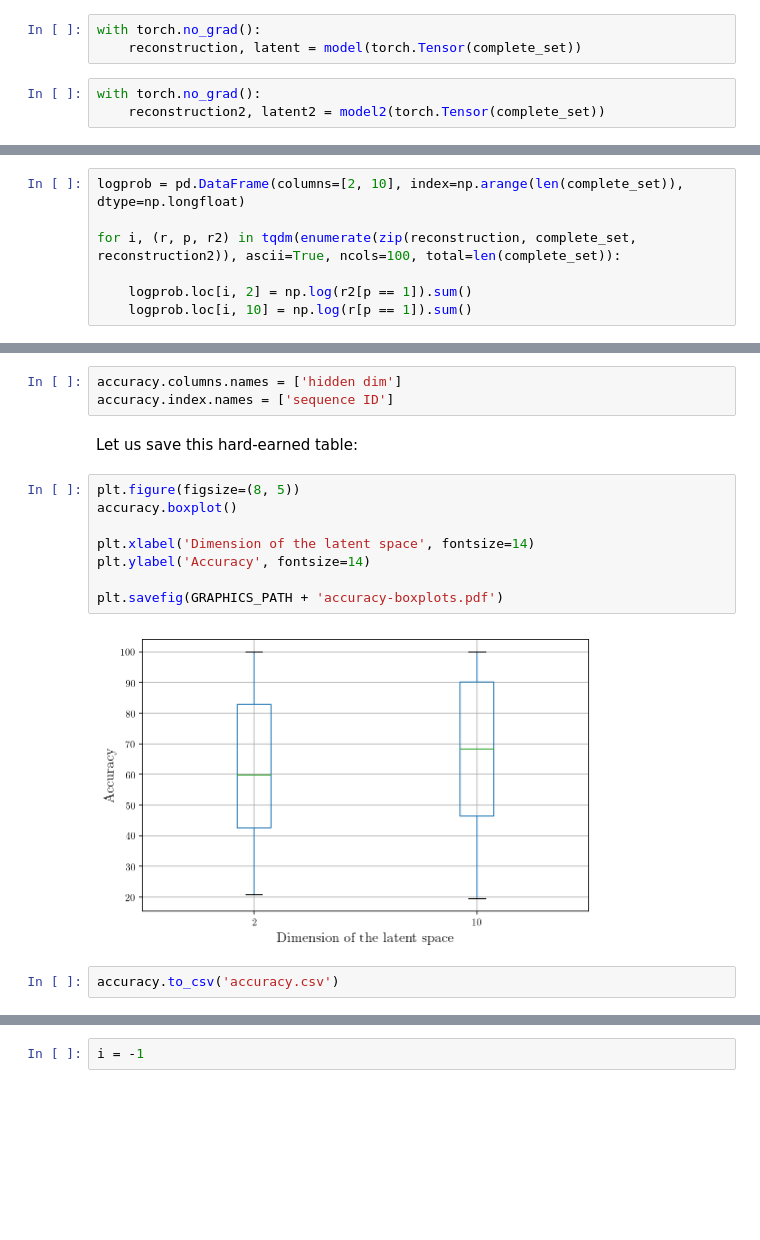
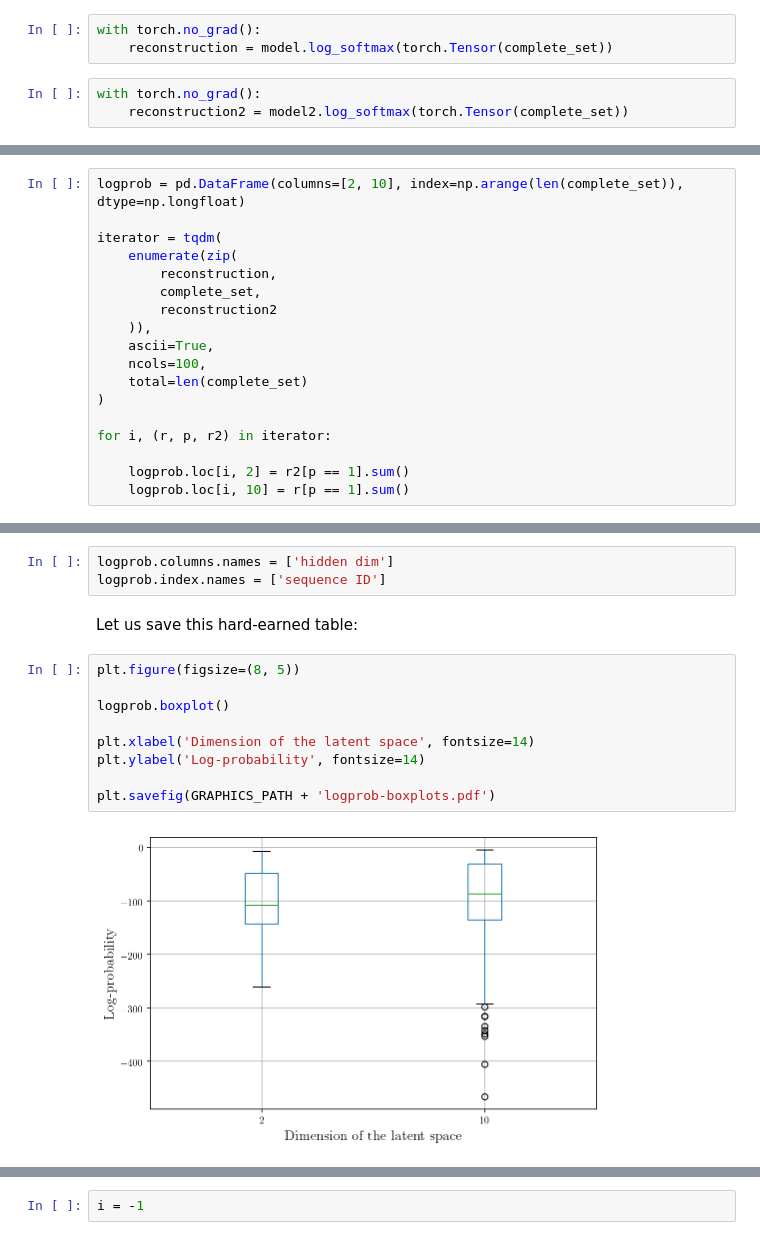
Before and after one commit to bdura/pgm-project, a Jupyter notebook: notebooks/Visualization.ipynb, the cells around one changed output, grey strips where cells are left out. Drawn from its saved outputs; the diff is of its cells as text; blank space fills up the shorter version.

Commit message:
Used log_sofmax in order to compute a stable log-probability.

```diff
--- a/notebooks/Visualization.ipynb
+++ b/notebooks/Visualization.ipynb
@@ -63,9 +65,9 @@ prot.plot_sequence(title='Test', save=GRAPHICS_PATH+'test-visualization.pdf')
 # %%
 with torch.no_grad():
-    reconstruction, latent = model(torch.Tensor(complete_set))
+    reconstruction = model.log_softmax(torch.Tensor(complete_set))
 # %%
 with torch.no_grad():
-    reconstruction2, latent2 = model2(torch.Tensor(complete_set))
+    reconstruction2 = model2.log_softmax(torch.Tensor(complete_set))
 # %%
 reconstruction = np.array(reconstruction)
 # %%
@@ -129,7 +133,18 @@ accuracy = pd.read_csv('accuracy.csv', index_col=0)
 # %%
 logprob = pd.DataFrame(columns=[2, 10], index=np.arange(len(complete_set)), dtype=np.longfloat)
 
-for i, (r, p, r2) in tqdm(enumerate(zip(reconstruction, complete_set, reconstruction2)), ascii=True, ncols=100, total=len(complete_set)):
+iterator = tqdm(
+    enumerate(zip(
+        reconstruction,
+        complete_set,
+        reconstruction2
+    )),
+    ascii=True,
+    ncols=100,
+    total=len(complete_set)
+)
 
-    logprob.loc[i, 2] = np.log(r2[p == 1]).sum()
-    logprob.loc[i, 10] = np.log(r[p == 1]).sum()
+for i, (r, p, r2) in iterator:
+
+    logprob.loc[i, 2] = r2[p == 1].sum()
+    logprob.loc[i, 10] = r[p == 1].sum()
@@ -159,17 +173,16 @@ prob.head()
 # %%
-accuracy.columns.names = ['hidden dim']
-accuracy.index.names = ['sequence ID']
+logprob.columns.names = ['hidden dim']
+logprob.index.names = ['sequence ID']
 # %% [markdown]
 Let us save this hard-earned table:
 # %%
 plt.figure(figsize=(8, 5))
-accuracy.boxplot()
+
+logprob.boxplot()
 
 plt.xlabel('Dimension of the latent space', fontsize=14)
-plt.ylabel('Accuracy', fontsize=14)
+plt.ylabel('Log-probability', fontsize=14)
 
-plt.savefig(GRAPHICS_PATH + 'accuracy-boxplots.pdf')
+plt.savefig(GRAPHICS_PATH + 'logprob-boxplots.pdf')
 # %% [output]
-[figure, old version]
+[figure, new version]
-# %%
-accuracy.to_csv('accuracy.csv')
```
Also changed, not shown: parts of 12 cells of this notebook, 6 other files.
